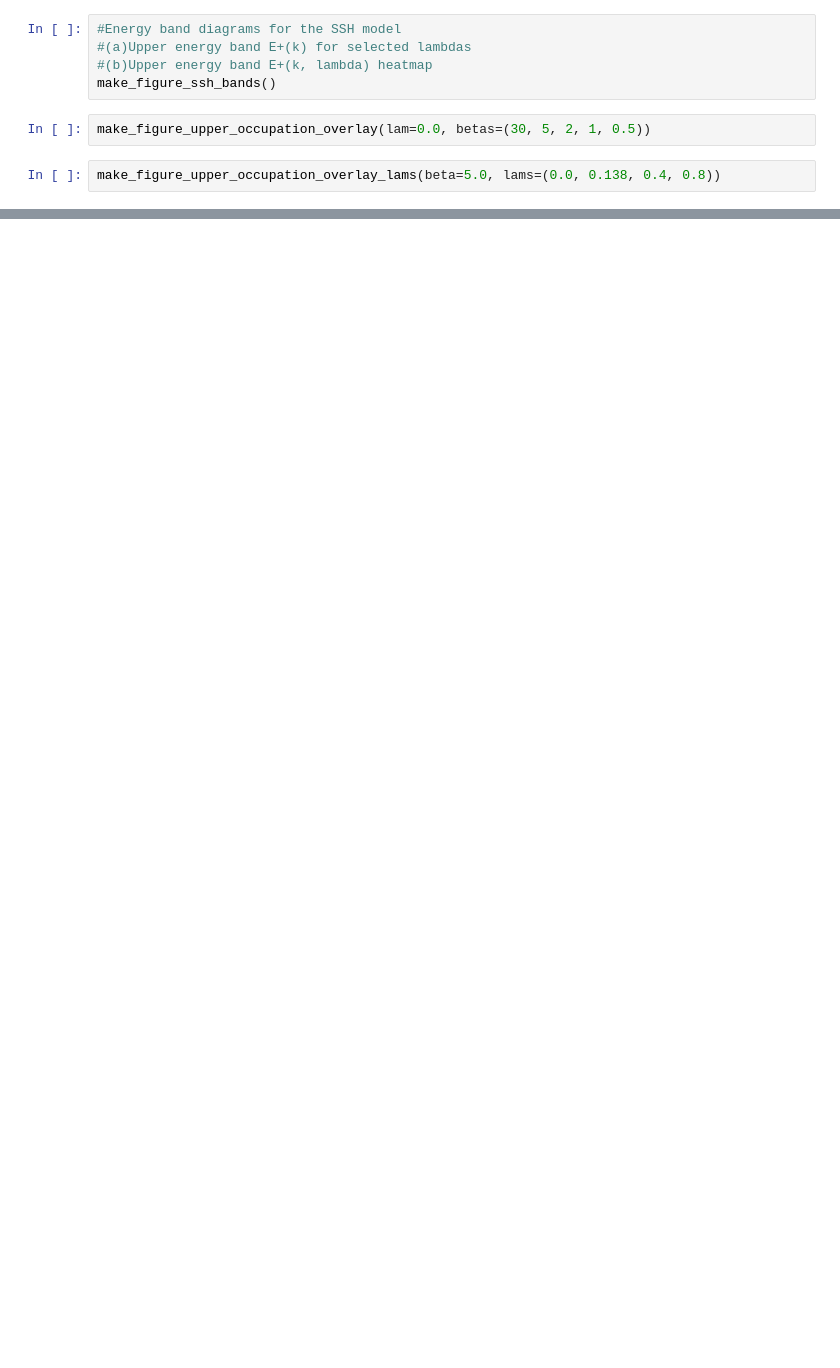
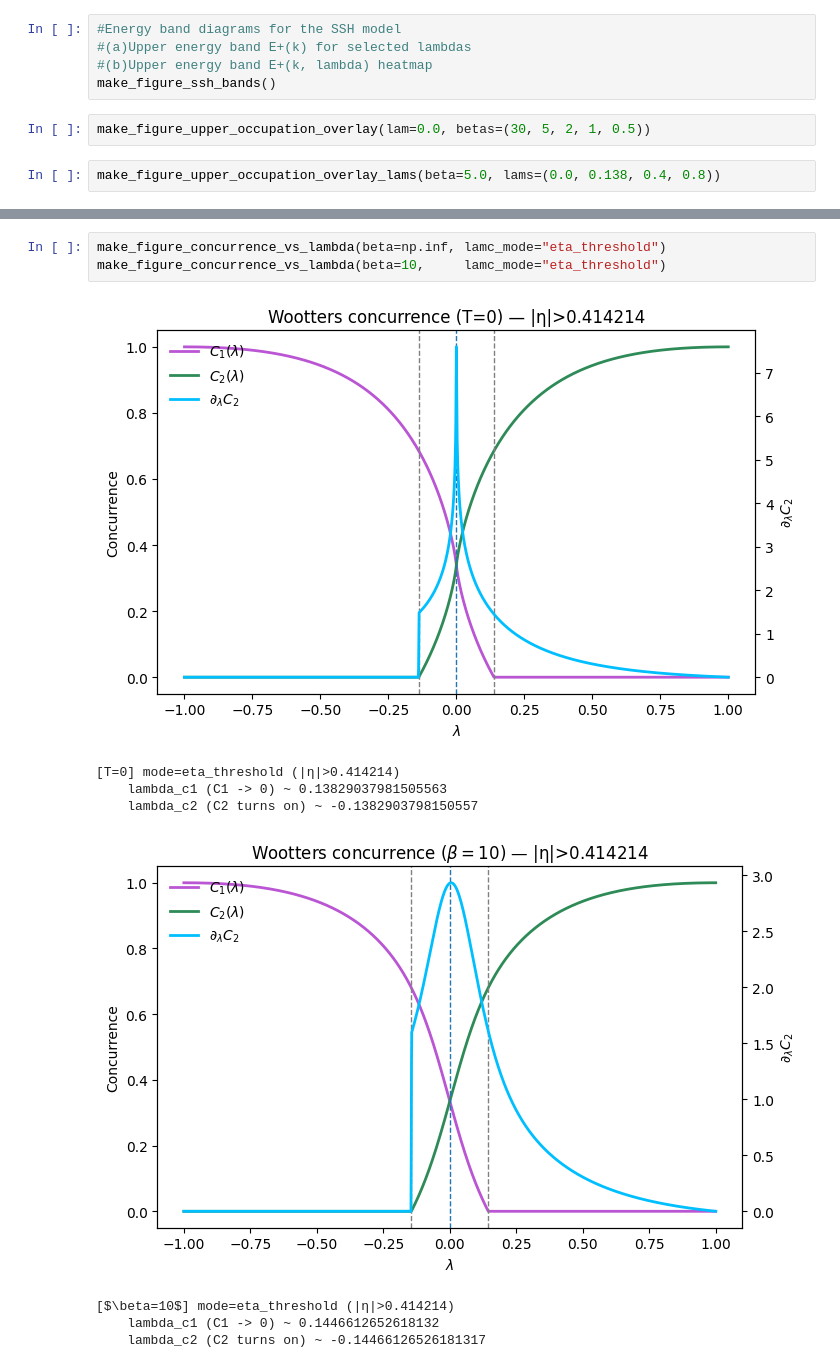
Before and after one commit to zeynepnursahinel/valorization-periodic-chain, a Jupyter notebook: periodic_chain.ipynb, the cells around one changed output, grey strips where cells are left out. Drawn from its saved outputs; the diff is of its cells as text; blank space fills up the shorter version.

```diff
--- a/periodic_chain.ipynb
+++ b/periodic_chain.ipynb
@@ -299,0 +912,12 @@ make_figure_concurrence_vs_lambda(beta=np.inf)
+# %%
+make_figure_concurrence_vs_lambda(beta=np.inf, lamc_mode="eta_threshold")
+make_figure_concurrence_vs_lambda(beta=10,     lamc_mode="eta_threshold")
+# %% [output]
+[figure, added]
+[T=0] mode=eta_threshold (|η|>0.414214)
+    lambda_c1 (C1 -> 0) ~ 0.13829037981505563
+    lambda_c2 (C2 turns on) ~ -0.1382903798150557
+[figure, added]
+[$\beta=10$] mode=eta_threshold (|η|>0.414214)
+    lambda_c1 (C1 -> 0) ~ 0.1446612652618132
+    lambda_c2 (C2 turns on) ~ -0.14466126526181317
```
Also changed, not shown: parts of 25 cells of this notebook, 23 other files.
